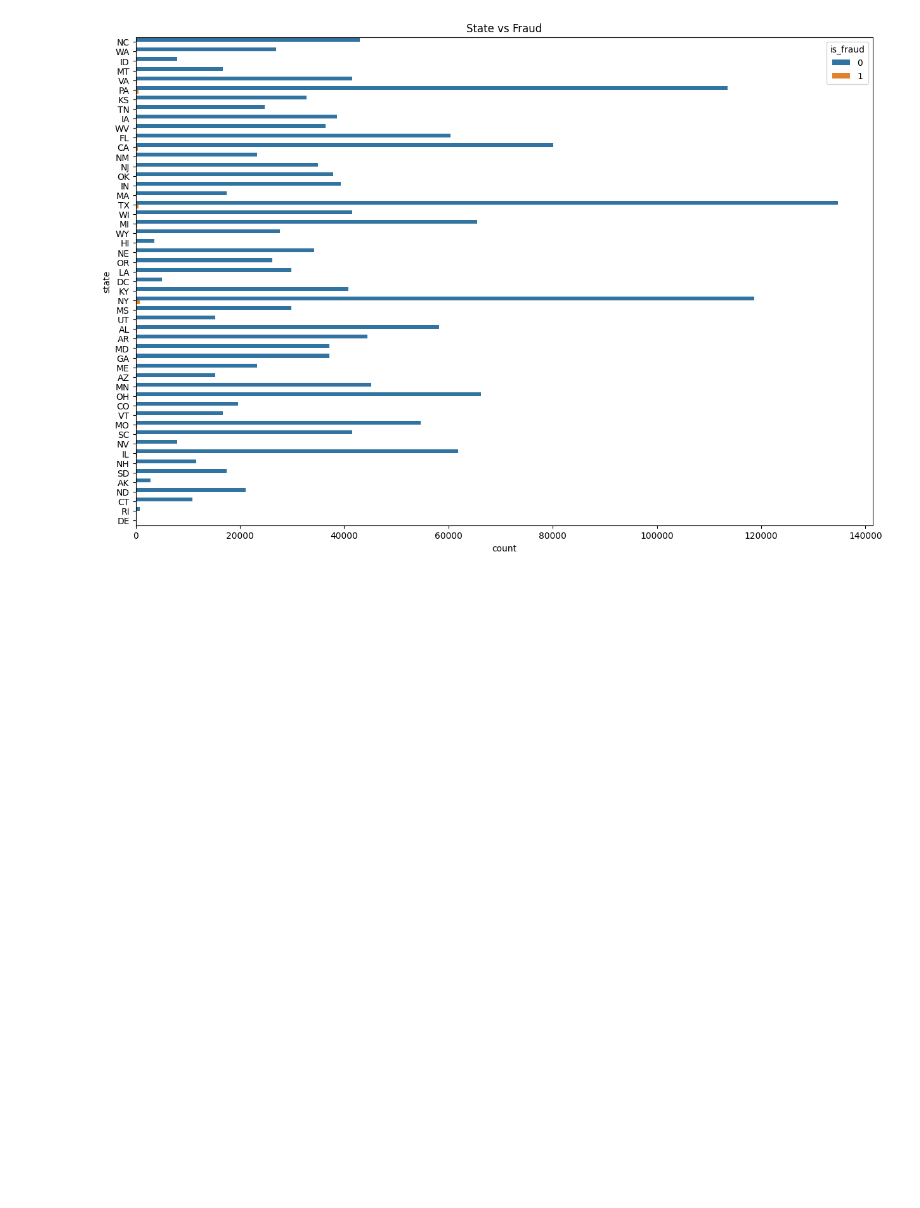
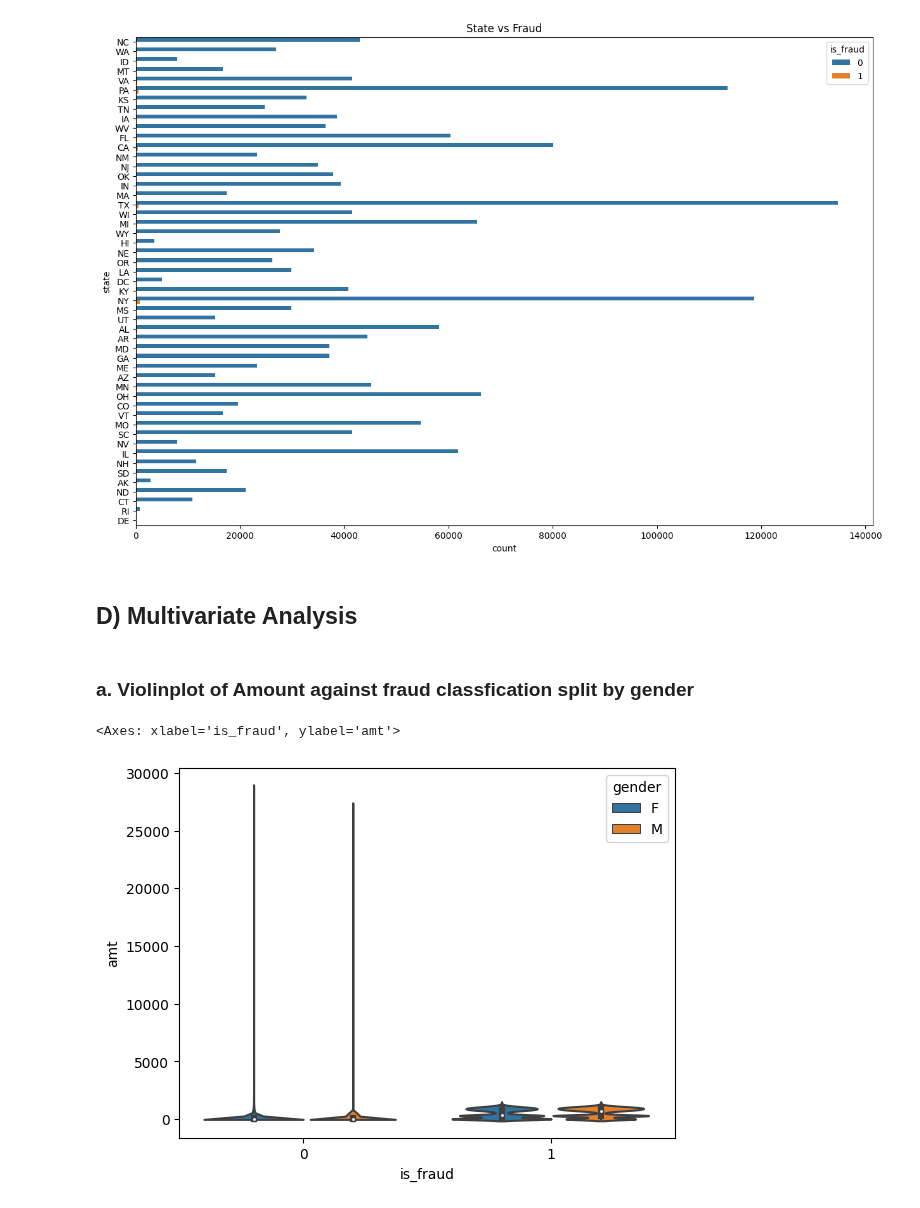
Before and after one commit to arthuralbarelli/ml-credit-card-fraud-detection, a Jupyter notebook: notebooks/credit_card_fraud_exploratory_analysis.ipynb, the cells around one changed output. Saved outputs shown, nothing was run; the diff lists cells and outputs as text; code cells hidden in the pictures; blank space fills up the shorter version.

Commit message:
feat(notebooks): Add violin plot comparing gender, fraud and amount

```diff
--- a/notebooks/credit_card_fraud_exploratory_analysis.ipynb
+++ b/notebooks/credit_card_fraud_exploratory_analysis.ipynb
@@ -235,3 +235,13 @@ plt.title("State vs Fraud")
 plt.show()
 # %% [output]
 [figure]
+# %% [markdown]
+## D) Multivariate Analysis
+# %% [markdown]
+### a. Violinplot of Amount against fraud classfication split by gender
+# %%
+sns.violinplot(x='is_fraud', y='amt', hue='gender', data=fraud_data)
+plt.title('Fraud vs
+# %% [output]
+<Axes: xlabel='is_fraud', ylabel='amt'>
+[figure, added]
```
Also changed, not shown: 1 other file.
